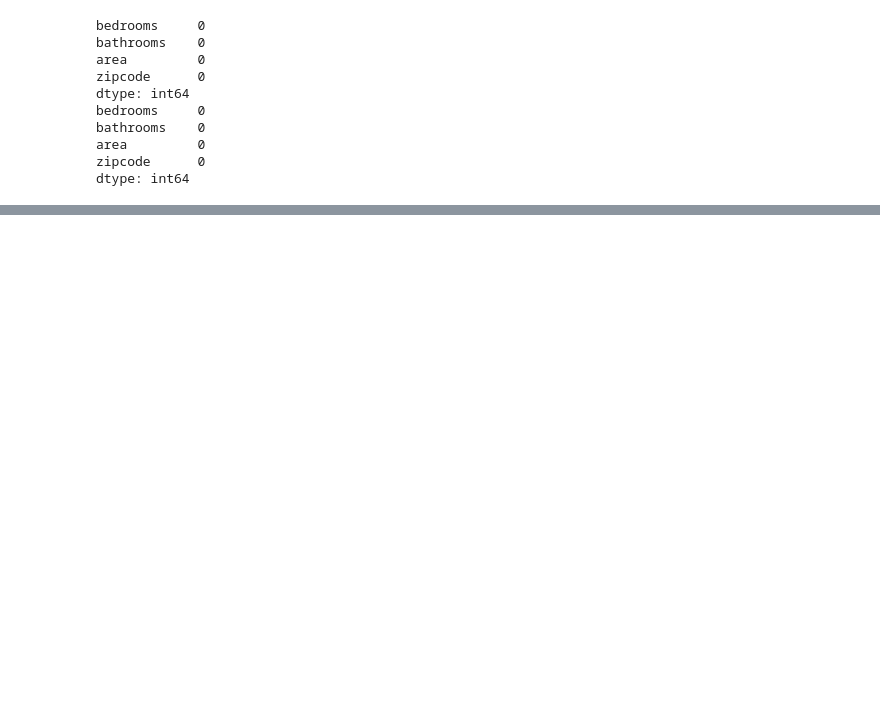
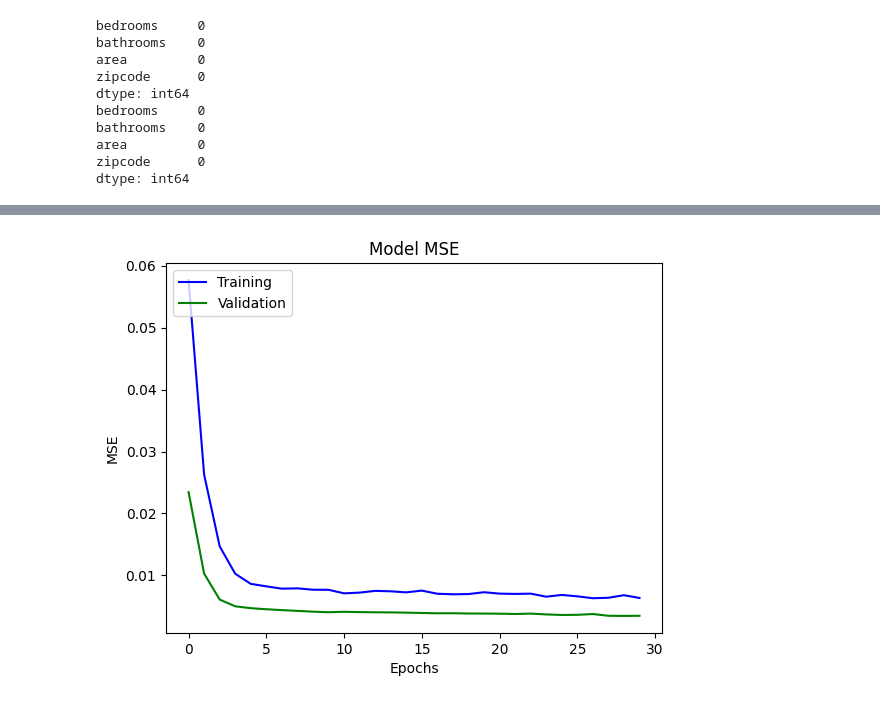
Before and after one commit to TobiPfeiffersGitHub/dla_term_paper, a Jupyter notebook: model.ipynb, the cells around one changed output, grey strips where cells are left out. Saved outputs shown, nothing was run; the diff lists cells and outputs as text; code cells hidden in the pictures; blank space fills up the shorter version.

```diff
--- a/model.ipynb
+++ b/model.ipynb
@@ -167,0 +220,12 @@ X_train, X_test = standardise_df(X_train, X_test)
+# %%
+baseline = Sequential()
+baseline.add(Dropout(0.2, input_shape=(4,)))
+baseline.add(Dense(16, activation='relu'))
+baseline.add(Dense(4, activation='relu'))
+baseline.add(Dense(1, activation='linear'))
+baseline.compile(loss='mean_squared_error', optimizer='adam', metrics=['mean_squared_error'])
+# %%
+early_stopping = EarlyStopping(monitor='val_loss', patience=4, verbose=1)
+history_baseline = baseline.fit(X_train, y_train, epochs = 30, batch_size = 32,
+                    #validation_data=([X_val, X_val_img], y_val),
+                    callbacks=[early_stopping], validation_split = (1/9))
@@ -167,0 +250,13 @@ X_train, X_test = standardise_df(X_train, X_test)
+# %%
+plt.plot(history_baseline.history['loss'], color='b')
+plt.plot(history_baseline.history['val_loss'], color='g')
+
+plt.title('Model MSE')
+plt.ylabel('MSE')
+plt.xlabel('Epochs')
+
+plt.legend(['Training', 'Validation'], loc='upper left')
+
+plt.show()
+# %% [output]
+[figure, added]
```
Also changed, not shown: parts of 36 cells of this notebook.
